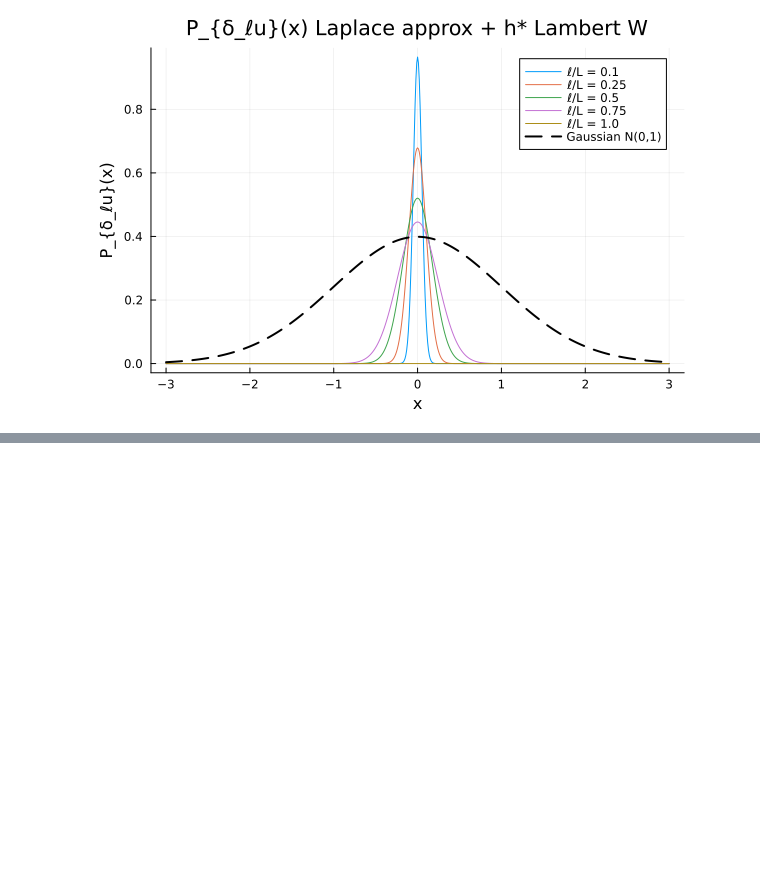
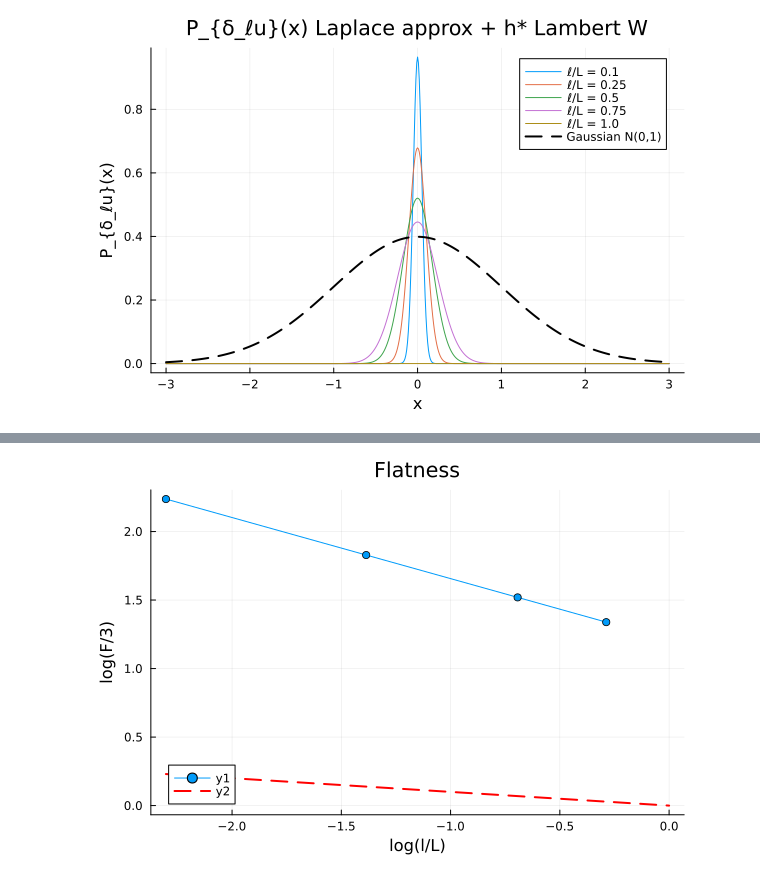
Before and after one commit to pleflohic/turbulence-velocity-increments, a Jupyter notebook: notebooks/non_normalized.ipynb, the cells around one changed output, grey strips where cells are left out. Saved outputs shown, nothing was run; the diff lists cells and outputs as text; code cells hidden in the pictures; blank space fills up the shorter version.

```diff
--- a/notebooks/non_normalized.ipynb
+++ b/notebooks/non_normalized.ipynb
@@ -290,0 +393,15 @@ display(p1)
+# %%
+# Flatness F = S4/S2^2
+pF = plot(
+    log.(l_values ./ L),
+    log.( (1/3) * (S4 ./ S2.^2) ),
+    xlabel="log(l/L)",
+    ylabel="log(F/3)",
+    marker=:circle,
+    title="Flatness"
+)
+plot!(pF, log.(l_values ./ L), -0.1*log.(l_values ./ L), color=:red, lw=2, ls=:dash)
+
+display(pF)
+# %% [output]
+[figure, added]
```
Also changed, not shown: parts of 9 cells of this notebook.
